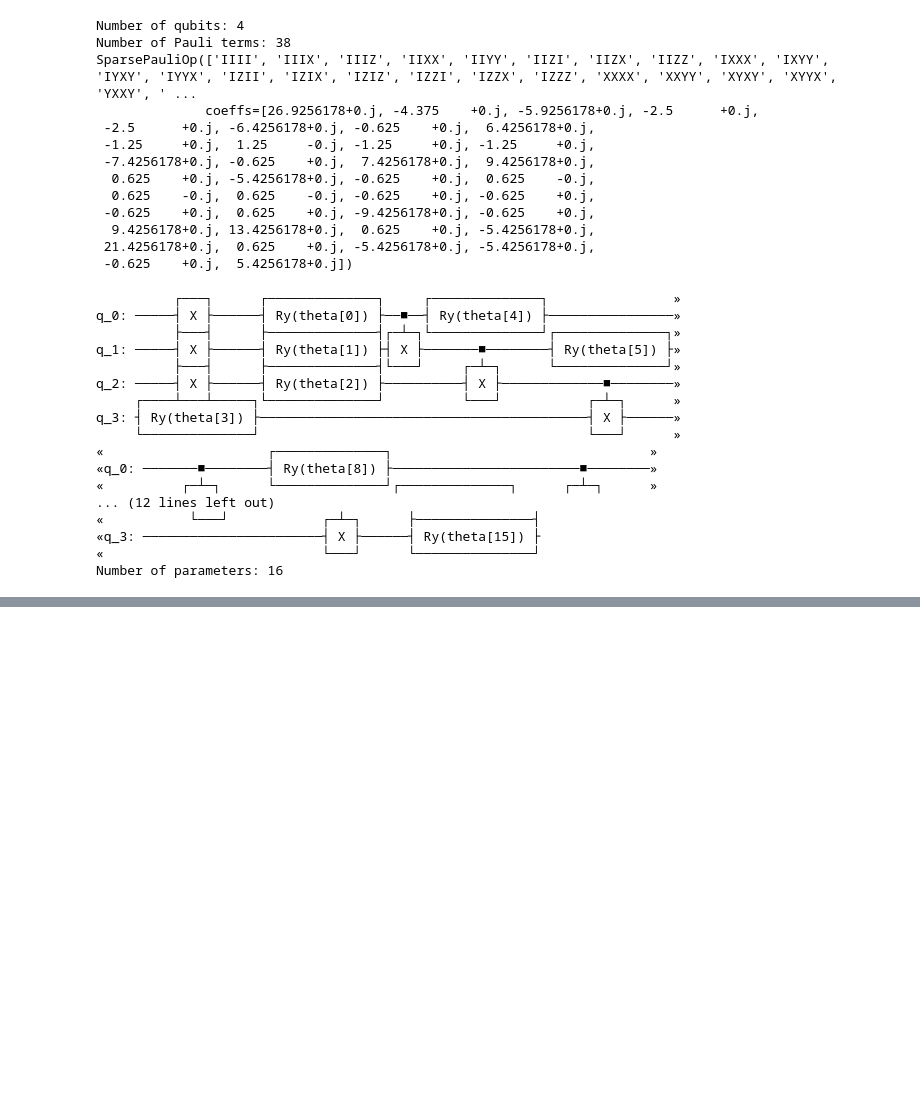
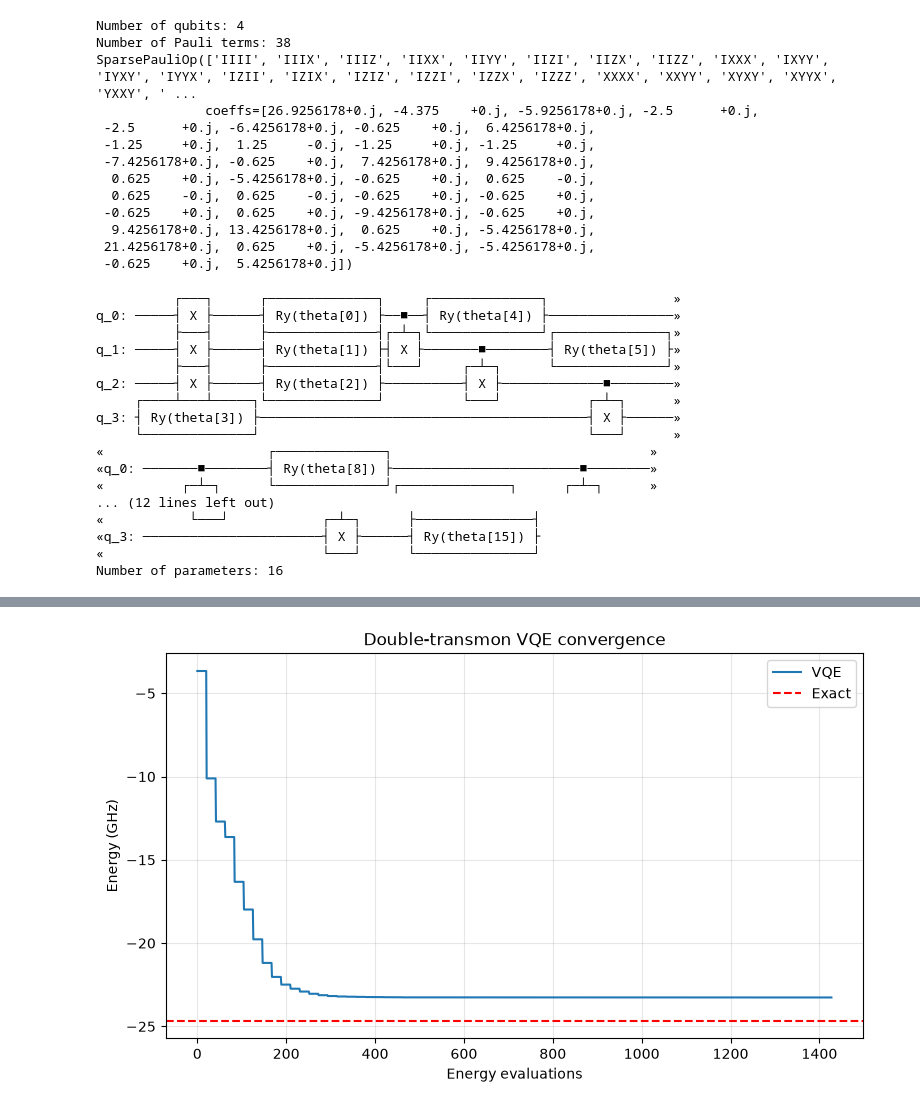
Before and after one commit to kiradavidoff/VQE-VQD_for_superconducting_circuits, a Jupyter notebook: VQE_experiments.ipynb, the cells around one changed output, grey strips where cells are left out. Cells and saved outputs as stored; diff of their text form; code cells hidden in the pictures; blank space fills up the shorter version.

```diff
--- a/VQE_experiments.ipynb
+++ b/VQE_experiments.ipynb
@@ -519,0 +671,94 @@ Second excited     0.288571       0.107895              0.180676
+# %%
+
+import numpy as np
+import matplotlib.pyplot as plt
+
+from scipy.linalg import eigh
+from qiskit.quantum_info import SparsePauliOp
+from qiskit.circuit.library import real_amplitudes
+from qiskit.circuit import QuantumCircuit
+from qiskit.primitives import StatevectorEstimator
+from qiskit_algorithms import VQE
+from qiskit_algorithms.optimizers import L_BFGS_B
+
+# 1. Reference state from uncoupled transmons
+e1, v1 = eigh(H1)
+e2, v2 = eigh(H2)
+
+psi_ref = np.kron(v1[:, 0], v2[:, 0])
+
+# 2. Shift the physical Hamiltonian
+D = H_double.shape[0]
+num_qubits = int(np.ceil(np.log2(D)))
+padded_dim = 2**num_qubits
+
+shift = e1[0] + e2[0]
+H_shifted = H_double - shift * np.eye(D)
+
+# Padding penalty relative to shifted energies
+penalty = max(10.0, np.linalg.eigvalsh(H_shifted)[-1] + 10.0)
+
+H_padded = penalty * np.eye(padded_dim)
+H_padded[:D, :D] = H_shifted
+
+H_pauli = SparsePauliOp.from_operator(H_padded).simplify(atol=1e-10)
+
+# 3. Prepare physically motivated initial state
+psi_padded = np.zeros(padded_dim, dtype=complex)
+psi_padded[:D] = psi_ref
+
+initial_circuit = QuantumCircuit(num_qubits)
+initial_circuit.initialize(psi_padded, range(num_qubits))
+
+# 4. Variational ansatz
+variational = real_amplitudes(
+    num_qubits=num_qubits,
+    reps=3,
+    entanglement="full"
+)
+
+ansatz = initial_circuit.compose(variational)
+
+# Zero parameters mean we begin at psi_ref
+initial_point = np.zeros(ansatz.num_parameters)
+
+# 5. Track convergence
+history = []
+
+def callback(eval_count, parameters, energy, metadata):
+    history.append(float(np.real(energy)) + shift)
+
+# 6. VQE
+vqe = VQE(
+    estimator=StatevectorEstimator(),
+    ansatz=ansatz,
+    optimizer=L_BFGS_B(maxiter=1500),
+    initial_point=initial_point,
+    callback=callback
+)
+
+result = vqe.compute_minimum_eigenvalue(H_pauli)
+
+E_vqe = float(np.real(result.eigenvalue)) + shift
+E_exact = np.linalg.eigvalsh(H_double)[0]
+
+# 7. Results
+print("===== IMPROVED VQE =====")
+print(f"Exact energy: {E_exact:.10f} GHz")
+print(f"VQE energy:   {E_vqe:.10f} GHz")
+print(f"Error:        {abs(E_vqe-E_exact):.10f} GHz")
+print(f"Evaluations:  {len(history)}")
+
+# 8. Convergence plot
+plt.figure(figsize=(9, 5))
+plt.plot(history, label="VQE")
+plt.axhline(E_exact, color="red",
+            linestyle="--", label="Exact")
+
+plt.xlabel("Energy evaluations")
+plt.ylabel("Energy (GHz)")
+plt.title("Double-transmon VQE convergence")
+plt.legend()
+plt.grid(alpha=0.3)
+plt.show()
+# %% [output]
@@ -519,0 +770 @@ Second excited     0.288571       0.107895              0.180676
+[figure, added]
```
Also changed, not shown: parts of 12 cells of this notebook, 4 other files.
